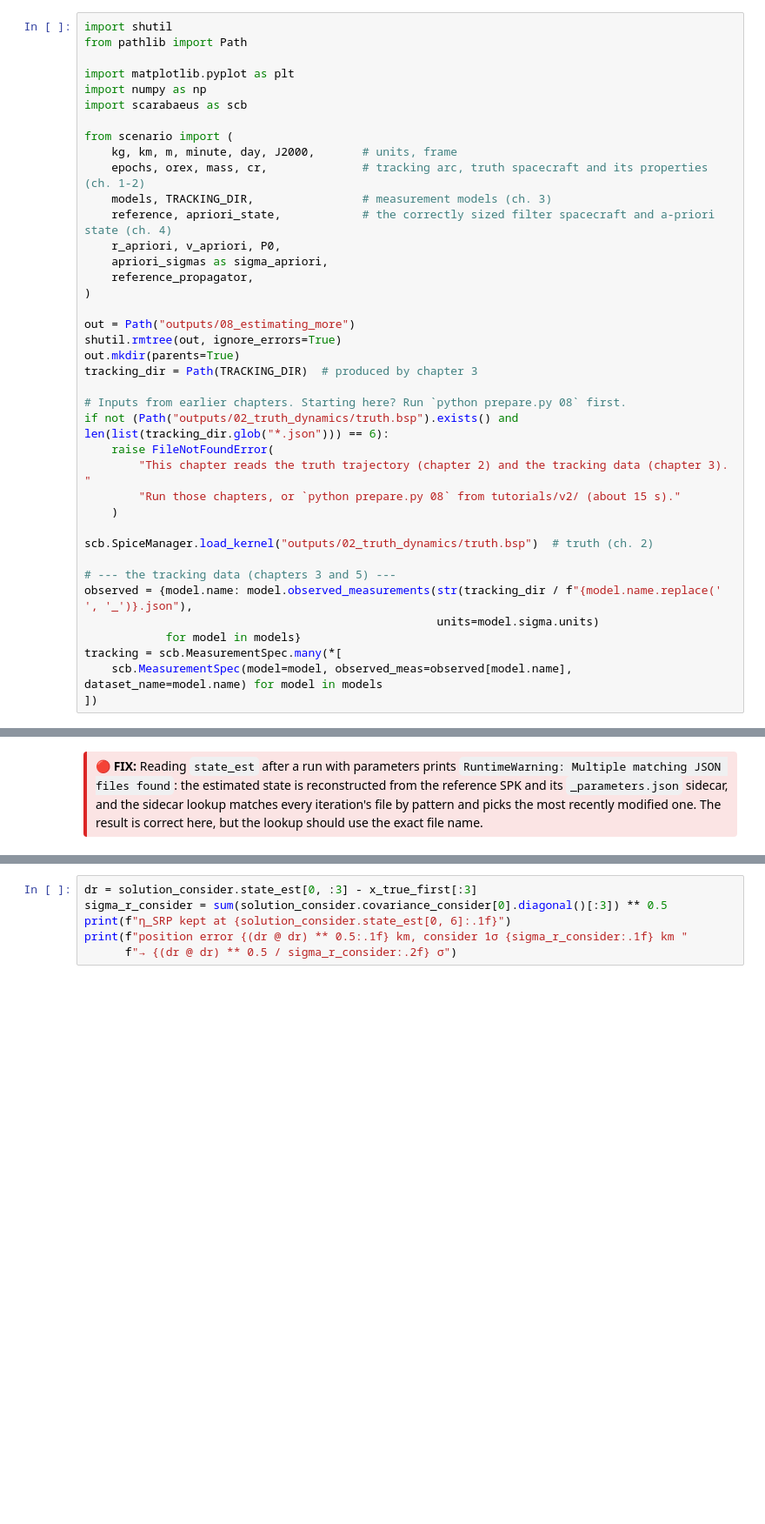
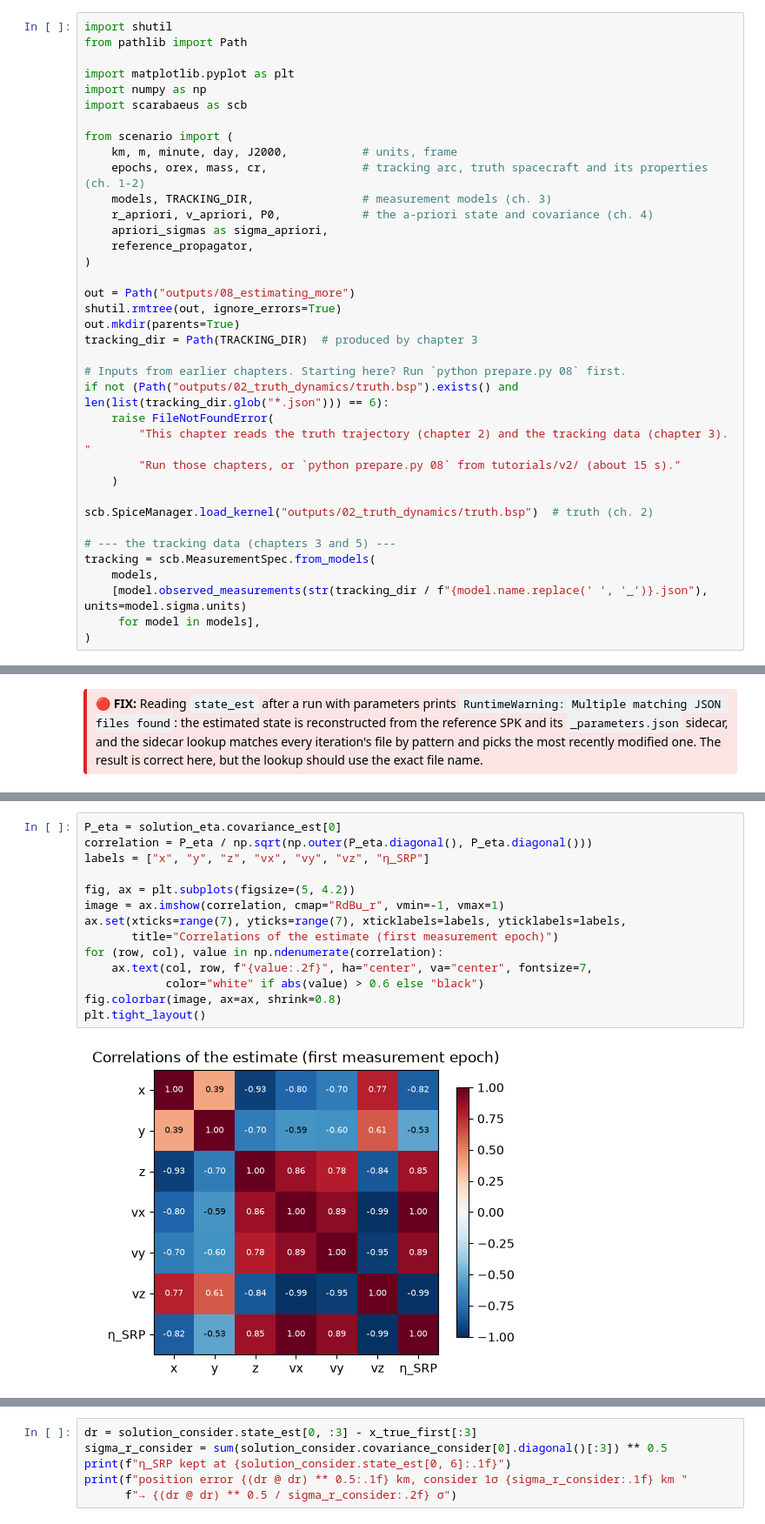
Before and after one commit to CCAR-ORCCA/scarabaeus, a Jupyter notebook: tutorials/v2/08_estimating_more.ipynb, the cells around one changed output, grey strips where cells are left out. Shown at 87% size. Drawn from its saved outputs; the diff is of its cells as text; blank space fills up the shorter version.

```diff
--- a/tutorials/v2/08_estimating_more.ipynb
+++ b/tutorials/v2/08_estimating_more.ipynb
@@ -21,11 +21,10 @@ import numpy as np
 import scarabaeus as scb
 
 from scenario import (
-    kg, km, m, minute, day, J2000,       # units, frame
+    km, m, minute, day, J2000,           # units, frame
     epochs, orex, mass, cr,              # tracking arc, truth spacecraft and its properties (ch. 1-2)
     models, TRACKING_DIR,                # measurement models (ch. 3)
-    reference, apriori_state,            # the correctly sized filter spacecraft and a-priori state (ch. 4)
-    r_apriori, v_apriori, P0,
+    r_apriori, v_apriori, P0,            # the a-priori state and covariance (ch. 4)
     apriori_sigmas as sigma_apriori,
     reference_propagator,
 )
@@ -45,12 +44,11 @@ if not (Path("outputs/02_truth_dynamics/truth.bsp").exists() and len(list(tracki
 scb.SpiceManager.load_kernel("outputs/02_truth_dynamics/truth.bsp")  # truth (ch. 2)
 
 # --- the tracking data (chapters 3 and 5) ---
-observed = {model.name: model.observed_measurements(str(tracking_dir / f"{model.name.replace(' ', '_')}.json"),
-                                                    units=model.sigma.units)
-            for model in models}
-tracking = scb.MeasurementSpec.many(*[
-    scb.MeasurementSpec(model=model, observed_meas=observed[model.name], dataset_name=model.name) for model in models
-])
+tracking = scb.MeasurementSpec.from_models(
+    models,
+    [model.observed_measurements(str(tracking_dir / f"{model.name.replace(' ', '_')}.json"), units=model.sigma.units)
+     for model in models],
+)
 # %% [markdown]
 ## 1. A mis-sized SRP model
 
@@ -116,0 +111,16 @@ Sometimes a parameter should not be estimated, for example because it is poorly
+# %%
+P_eta = solution_eta.covariance_est[0]
+correlation = P_eta / np.sqrt(np.outer(P_eta.diagonal(), P_eta.diagonal()))
+labels = ["x", "y", "z", "vx", "vy", "vz", "η_SRP"]
+
+fig, ax = plt.subplots(figsize=(5, 4.2))
+image = ax.imshow(correlation, cmap="RdBu_r", vmin=-1, vmax=1)
+ax.set(xticks=range(7), yticks=range(7), xticklabels=labels, yticklabels=labels,
+       title="Correlations of the estimate (first measurement epoch)")
+for (row, col), value in np.ndenumerate(correlation):
+    ax.text(col, row, f"{value:.2f}", ha="center", va="center", fontsize=7,
+            color="white" if abs(value) > 0.6 else "black")
+fig.colorbar(image, ax=ax, shrink=0.8)
+plt.tight_layout()
+# %% [output]
+[figure, added]
```
Also changed, not shown: parts of 20 cells of this notebook, 6 other files.
